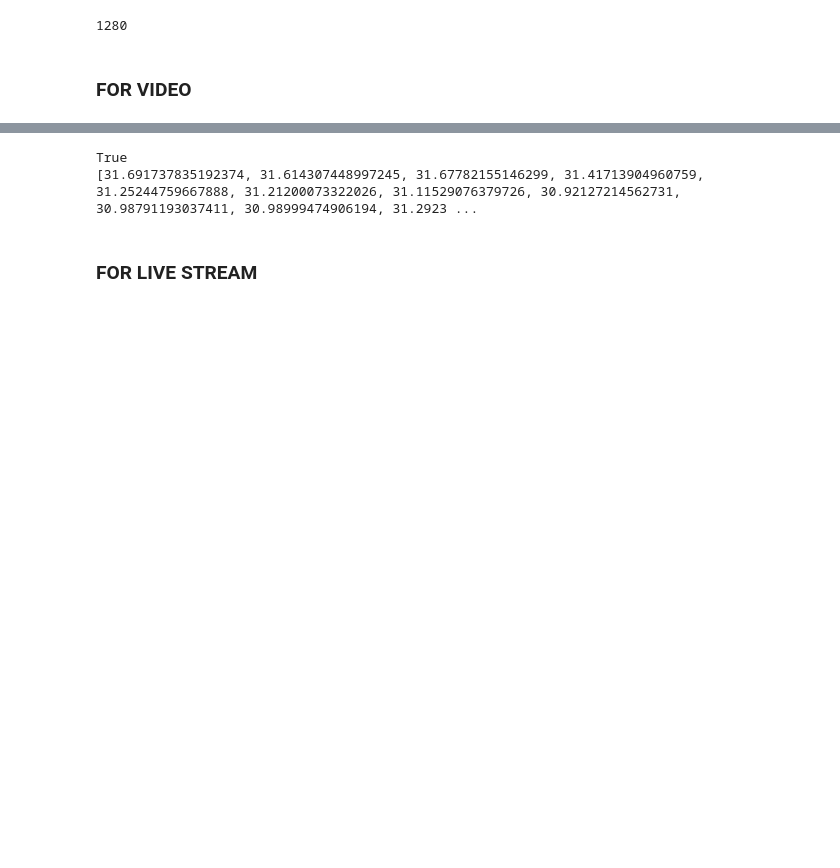
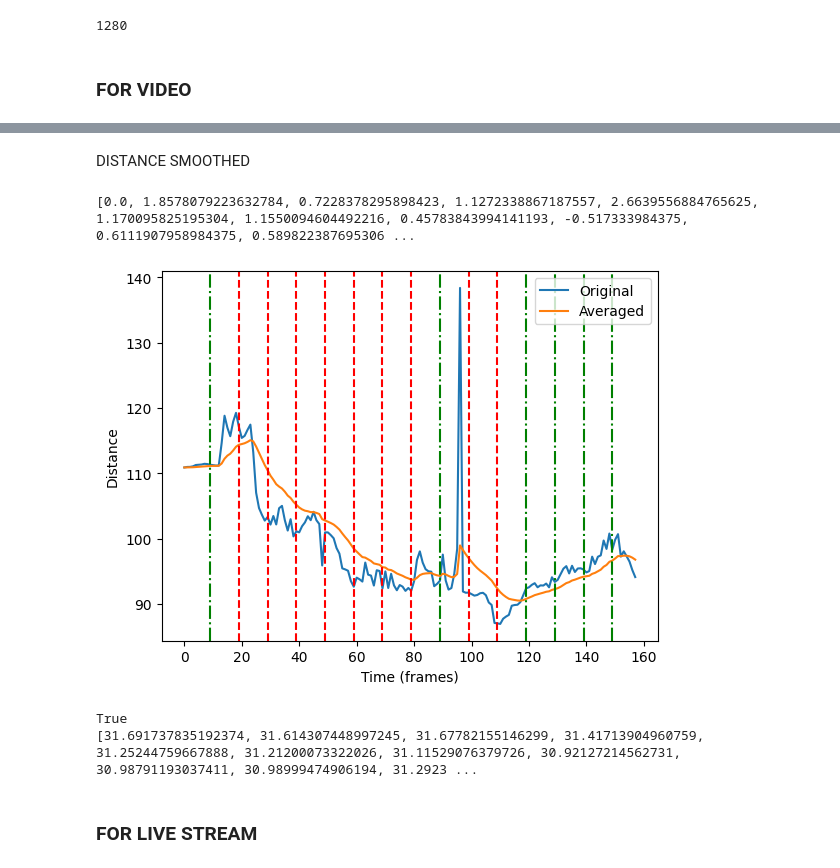
Before and after one commit to Heisenberg-2207/pushrim_detection, a Jupyter notebook: yolo.ipynb, the cells around one changed output, grey strips where cells are left out. Cells and saved outputs as stored; diff of their text form; code cells hidden in the pictures; blank space fills up the shorter version.

```diff
--- a/yolo.ipynb
+++ b/yolo.ipynb
@@ -270,3 +373,29 @@ print(val)
+# %% [markdown]
+DISTANCE SMOOTHED
+# %%
+alpha = 0.9  # Polyak averaging parameter
+averaged_dist_arr = [dist_arr[0]]  # Initialize the averaged list with the first value
+
+for i in range(1, len(width_arr)):
+    averaged_dist = alpha * averaged_dist_arr[i-1] + (1 - alpha) * dist_arr[i]
+    averaged_dist_arr.append(averaged_dist)
+
+plt.plot(time_arr, dist_arr)
+plt.plot(time_arr, averaged_dist_arr)
+plt.xlabel('Time (frames)')
+plt.ylabel('Distance')
+plt.legend(['Original', 'Averaged'])
+for i in range(len(temp)):
+    if(val[i] > 0):
+        plt.axvline(x=temp[i], color='r', linestyle='--')
+    else:
+        plt.axvline(x=temp[i], color='g', linestyle='-.')
+
+
+print(val)
+# %% [output]
+[0.0, 1.8578079223632784, 0.7228378295898423, 1.1272338867187557, 2.6639556884765625, 1.170095825195304, 1.1550094604492216, 0.45783843994141193, -0.517333984375, 0.6111907958984375, 0.589822387695306 ...
+[figure, added]
 # %%
 has_value_less_than_90 = any(value < 90 for value in dist_arr)
 print(has_value_less_than_90)
```
Also changed, not shown: parts of 7 cells of this notebook, 2 other files.
